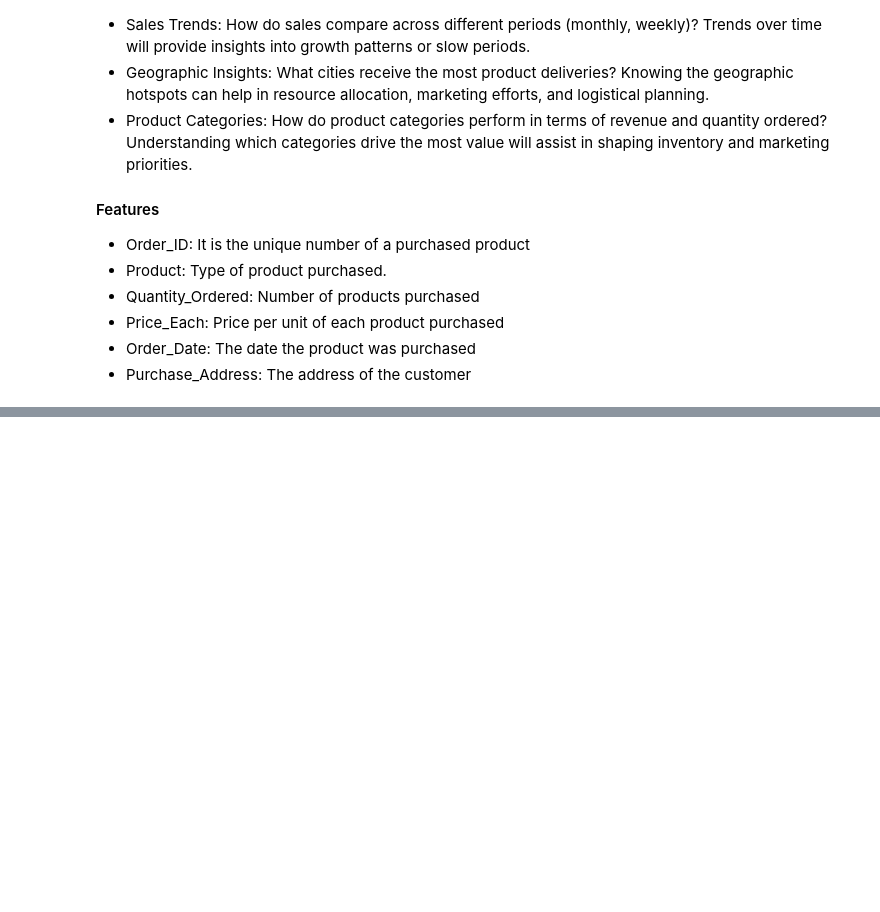
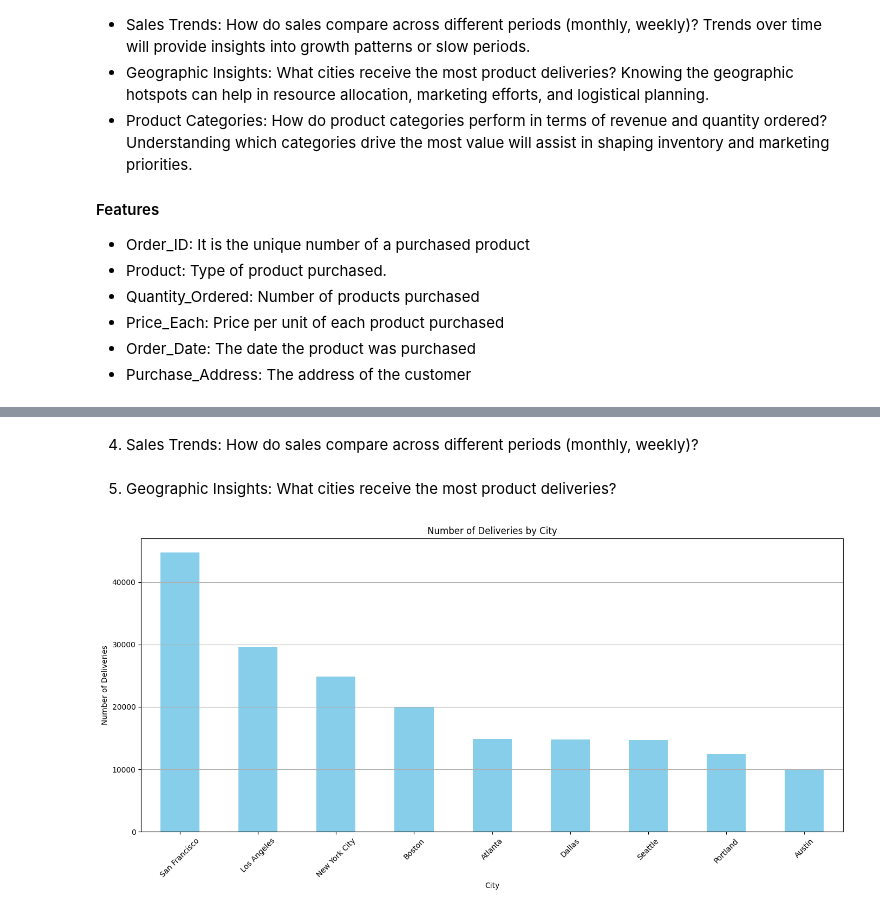
Before and after one commit to Chebet-Mercy/Business-Intelligence-Analysis, a Jupyter notebook: notebooks/main.ipynb, the cells around one changed output, grey strips where cells are left out. Cells and saved outputs as stored; diff of their text form; code cells hidden in the pictures; blank space fills up the shorter version.

```diff
--- a/notebooks/main.ipynb
+++ b/notebooks/main.ipynb
@@ -33,0 +560,20 @@ The business goal is to design and deliver a comprehensive Business Intelligence
+# %% [markdown]
+4. Sales Trends: How do sales compare across different periods (monthly, weekly)?
+# %% [markdown]
+5. Geographic Insights: What cities receive the most product deliveries?
+# %%
+# Count the number of orders per city
+city_counts = sales_df['City'].value_counts()
+
+# Plot the bar graph
+plt.figure(figsize=(14, 7))
+city_counts.plot(kind='bar', color='skyblue')
+plt.title('Number of Deliveries by City')
+plt.xlabel('City')
+plt.ylabel('Number of Deliveries')
+plt.xticks(rotation=45)
+plt.grid(axis='y')
+plt.tight_layout()
+plt.show()
+# %% [output]
+[figure, added]
```
Also changed, not shown: parts of 54 cells of this notebook, 2 other files.
